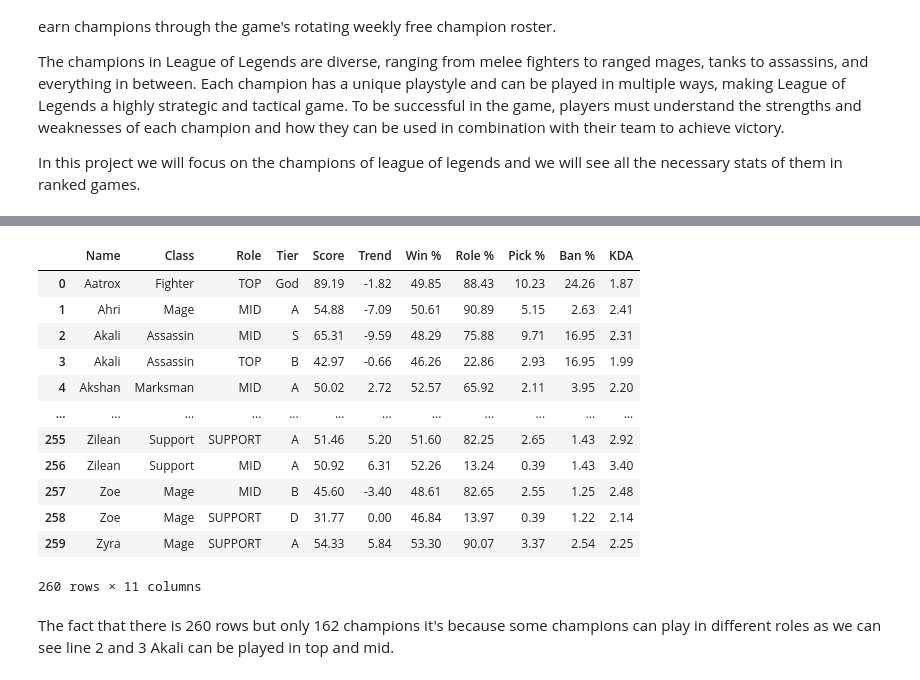
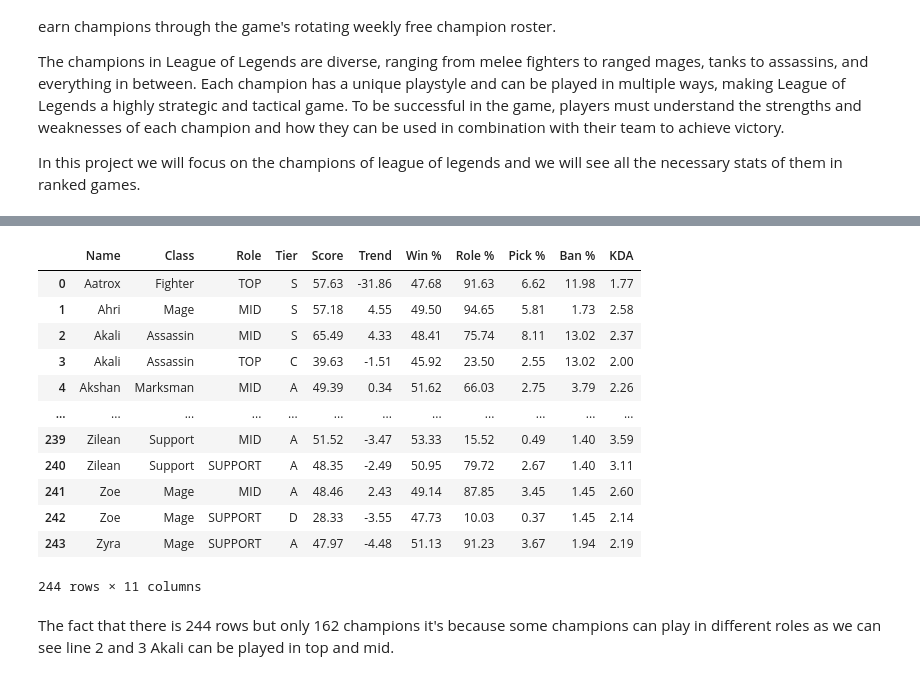
Before and after one commit to Nassim-Hb/Python_project, a Jupyter notebook: Projet.ipynb, the cells around one changed output, grey strips where cells are left out. Drawn from its saved outputs; the diff is of its cells as text; code cells hidden in the pictures.

Commit message:
Update data exploration

```diff
--- a/Projet.ipynb
+++ b/Projet.ipynb
@@ -29,21 +31,21 @@ Saving Dataset_LoL.csv to Dataset_LoL (1).csv
 # %%
-#We read the dataset and we can see that there is 260 rows
+#We read the dataset and we can see that there is 244 rows
 import io
-df = pd.read_csv(io.BytesIO(data_to_load['Dataset_LoL.csv']), sep= ';')
+df = pd.read_csv(io.BytesIO(data_to_load['Dataset_lol_s13.csv']), sep= ';')
 df
 # %% [output]
 |  | Name | Class | Role | Tier | Score | Trend | Win % | Role % | Pick % | Ban % | KDA |
-| 0 | Aatrox | Fighter | TOP | God | 89.19 | -1.82 | 49.85 | 88.43 | 10.23 | 24.26 | 1.87 |
-| 1 | Ahri | Mage | MID | A | 54.88 | -7.09 | 50.61 | 90.89 | 5.15 | 2.63 | 2.41 |
-| 2 | Akali | Assassin | MID | S | 65.31 | -9.59 | 48.29 | 75.88 | 9.71 | 16.95 | 2.31 |
-| 3 | Akali | Assassin | TOP | B | 42.97 | -0.66 | 46.26 | 22.86 | 2.93 | 16.95 | 1.99 |
-| 4 | Akshan | Marksman | MID | A | 50.02 | 2.72 | 52.57 | 65.92 | 2.11 | 3.95 | 2.20 |
+| 0 | Aatrox | Fighter | TOP | S | 57.63 | -31.86 | 47.68 | 91.63 | 6.62 | 11.98 | 1.77 |
+| 1 | Ahri | Mage | MID | S | 57.18 | 4.55 | 49.50 | 94.65 | 5.81 | 1.73 | 2.58 |
+| 2 | Akali | Assassin | MID | S | 65.49 | 4.33 | 48.41 | 75.74 | 8.11 | 13.02 | 2.37 |
+| 3 | Akali | Assassin | TOP | C | 39.63 | -1.51 | 45.92 | 23.50 | 2.55 | 13.02 | 2.00 |
+| 4 | Akshan | Marksman | MID | A | 49.39 | 0.34 | 51.62 | 66.03 | 2.75 | 3.79 | 2.26 |
 | ... | ... | ... | ... | ... | ... | ... | ... | ... | ... | ... | ... |
-| 255 | Zilean | Support | SUPPORT | A | 51.46 | 5.20 | 51.60 | 82.25 | 2.65 | 1.43 | 2.92 |
-| 256 | Zilean | Support | MID | A | 50.92 | 6.31 | 52.26 | 13.24 | 0.39 | 1.43 | 3.40 |
-| 257 | Zoe | Mage | MID | B | 45.60 | -3.40 | 48.61 | 82.65 | 2.55 | 1.25 | 2.48 |
-| 258 | Zoe | Mage | SUPPORT | D | 31.77 | 0.00 | 46.84 | 13.97 | 0.39 | 1.22 | 2.14 |
-| 259 | Zyra | Mage | SUPPORT | A | 54.33 | 5.84 | 53.30 | 90.07 | 3.37 | 2.54 | 2.25 |
+| 239 | Zilean | Support | MID | A | 51.52 | -3.47 | 53.33 | 15.52 | 0.49 | 1.40 | 3.59 |
+| 240 | Zilean | Support | SUPPORT | A | 48.35 | -2.49 | 50.95 | 79.72 | 2.67 | 1.40 | 3.11 |
+| 241 | Zoe | Mage | MID | A | 48.46 | 2.43 | 49.14 | 87.85 | 3.45 | 1.45 | 2.60 |
+| 242 | Zoe | Mage | SUPPORT | D | 28.33 | -3.55 | 47.73 | 10.03 | 0.37 | 1.45 | 2.14 |
+| 243 | Zyra | Mage | SUPPORT | A | 47.97 | -4.48 | 51.13 | 91.23 | 3.67 | 1.94 | 2.19 |
-260 rows × 11 columns
+244 rows × 11 columns
 # %% [markdown]
-The fact that there is 260 rows but only 162 champions it's because some champions can play in different roles as we can see line 2 and 3 Akali can be played in top and mid.
+The fact that there is 244 rows but only 162 champions it's because some champions can play in different roles as we can see line 2 and 3 Akali can be played in top and mid.
```
Also changed, not shown: parts of 18 cells of this notebook.
